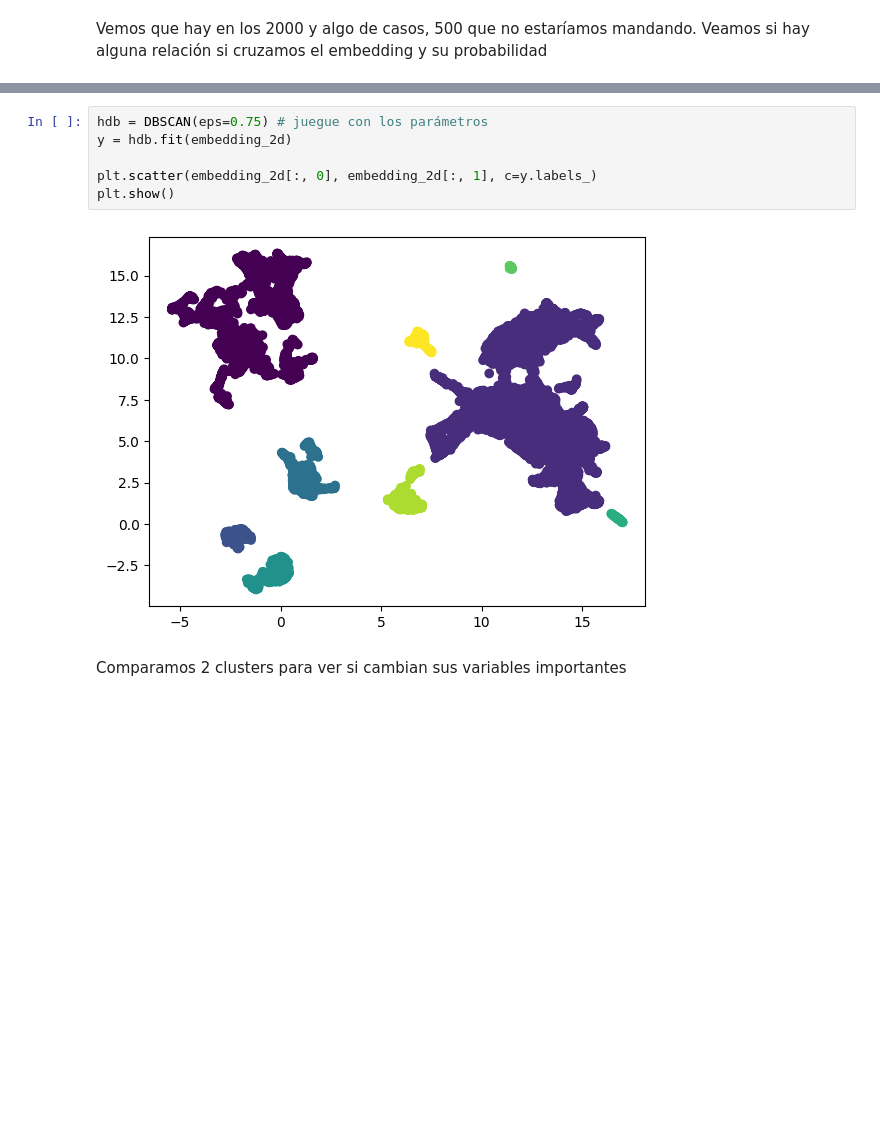
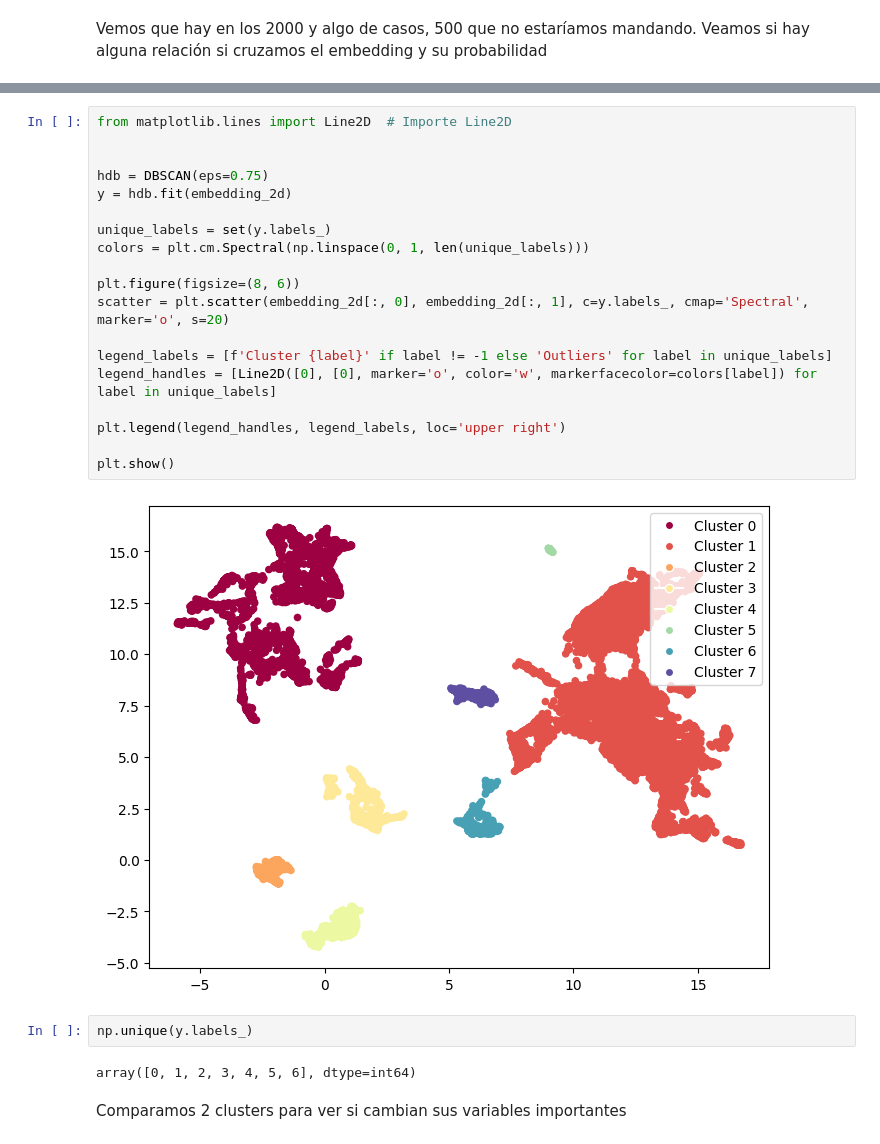
Before and after one commit to maiconfialho/dmeyf2023, a Jupyter notebook: src/monday/z801_Sobre_Interpretabilidad_v2.ipynb, the cells around one changed output, grey strips where cells are left out. Saved outputs shown, nothing was run; the diff lists cells and outputs as text; blank space fills up the shorter version.

```diff
--- a/src/monday/z801_Sobre_Interpretabilidad_v2.ipynb
+++ b/src/monday/z801_Sobre_Interpretabilidad_v2.ipynb
@@ -226,11 +249,28 @@ plt.show()
-# %%
-hdb = DBSCAN(eps=0.75) # juegue con los parámetros
-y = hdb.fit(embedding_2d)
-
-plt.scatter(embedding_2d[:, 0], embedding_2d[:, 1], c=y.labels_)
-plt.show()
-# %% [output]
-[figure, removed]
+# %%
+from matplotlib.lines import Line2D  # Importe Line2D
+
+
+hdb = DBSCAN(eps=0.75)
+y = hdb.fit(embedding_2d)
+
+unique_labels = set(y.labels_)
+colors = plt.cm.Spectral(np.linspace(0, 1, len(unique_labels)))
+
+plt.figure(figsize=(8, 6))
+scatter = plt.scatter(embedding_2d[:, 0], embedding_2d[:, 1], c=y.labels_, cmap='Spectral', marker='o', s=20)
+
+legend_labels = [f'Cluster {label}' if label != -1 else 'Outliers' for label in unique_labels]
+legend_handles = [Line2D([0], [0], marker='o', color='w', markerfacecolor=colors[label]) for label in unique_labels]
+
+plt.legend(legend_handles, legend_labels, loc='upper right')
+
+plt.show()
+# %% [output]
+[figure, added]
+# %%
+np.unique(y.labels_)
+# %% [output]
+array([0, 1, 2, 3, 4, 5, 6], dtype=int64)
 # %% [markdown]
 Comparamos 2 clusters para ver si cambian sus variables importantes
 # %%
```
Also changed, not shown: parts of 31 cells of this notebook.
